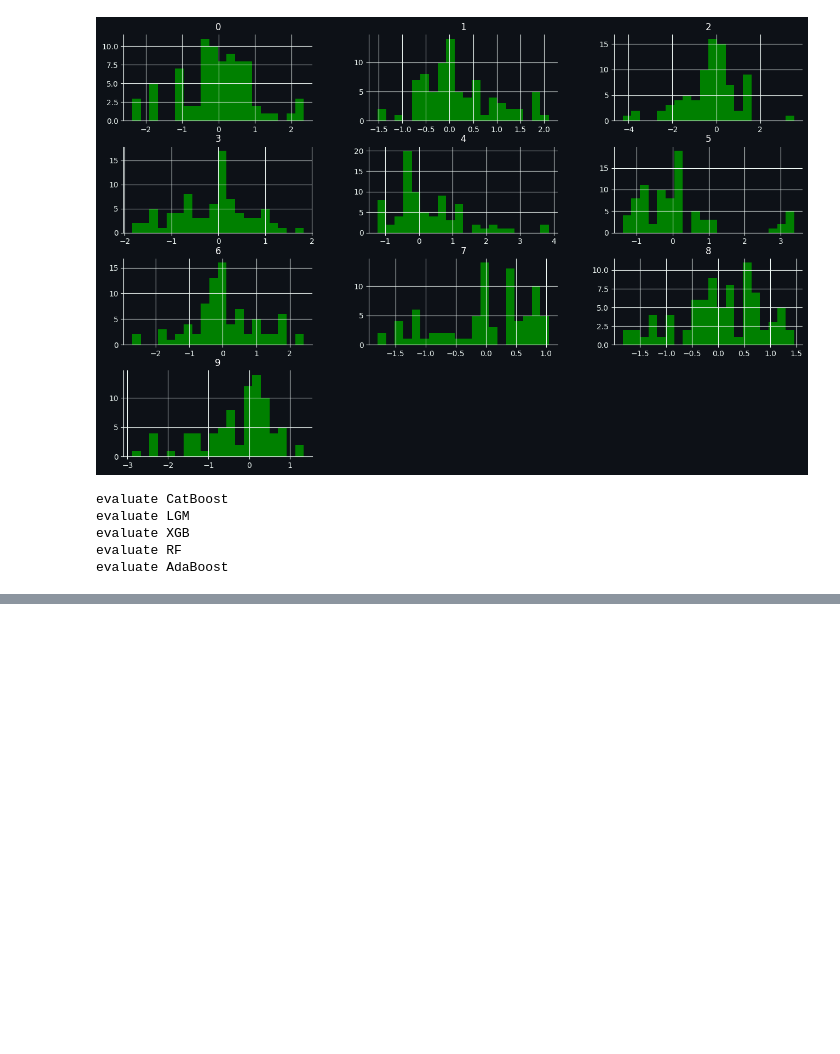
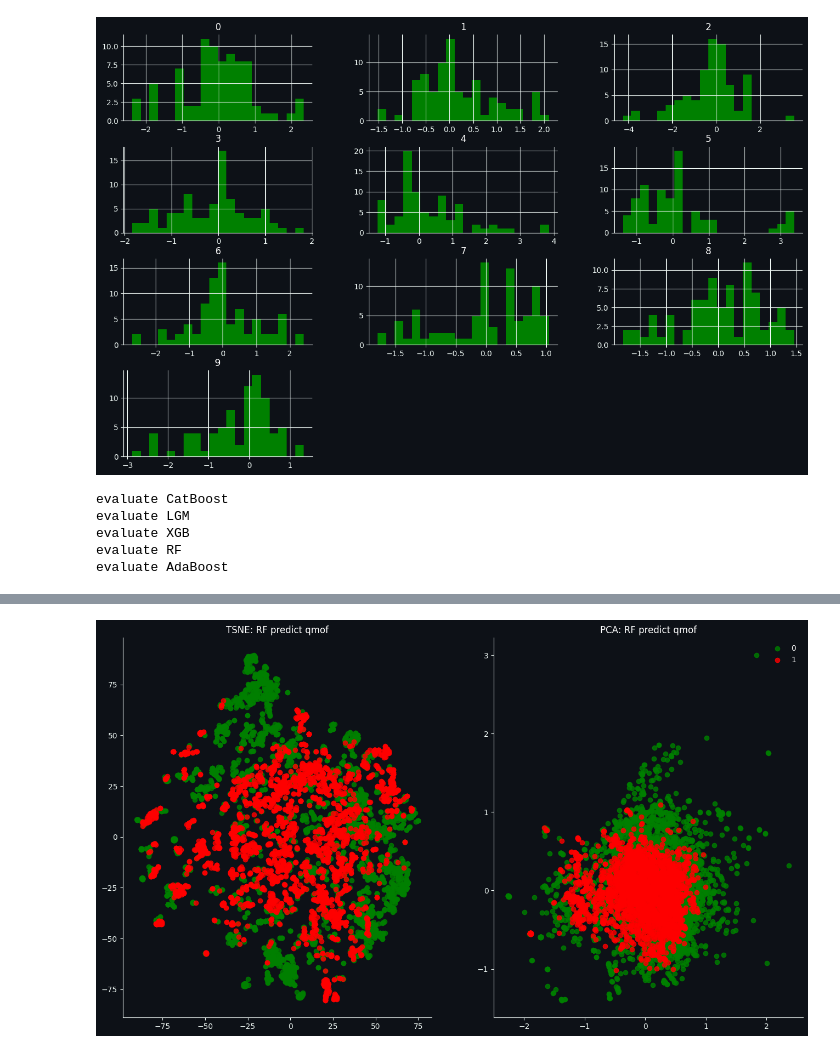
Before and after one commit to SpongeFrogy/phase_transmition_ML, a Jupyter notebook: pipeline.ipynb, the cells around one changed output, grey strips where cells are left out. Drawn from its saved outputs; the diff is of its cells as text; code cells hidden in the pictures; blank space fills up the shorter version.

```diff
--- a/pipeline.ipynb
+++ b/pipeline.ipynb
@@ -196,0 +178,6 @@ roc_auc_plot(c_model, X_test, y_test)
+# %%
+qmof_reduced = reduce_model.transform(reduce_model.dataset.cpu())
+# %%
+plot_2d(qmof_reduced, c_model.models["RF"].predict(qmof_reduced), "RF predict qmof")
+# %% [output]
+[figure, added]
```
Also changed, not shown: parts of 10 cells of this notebook, 5 other files.
